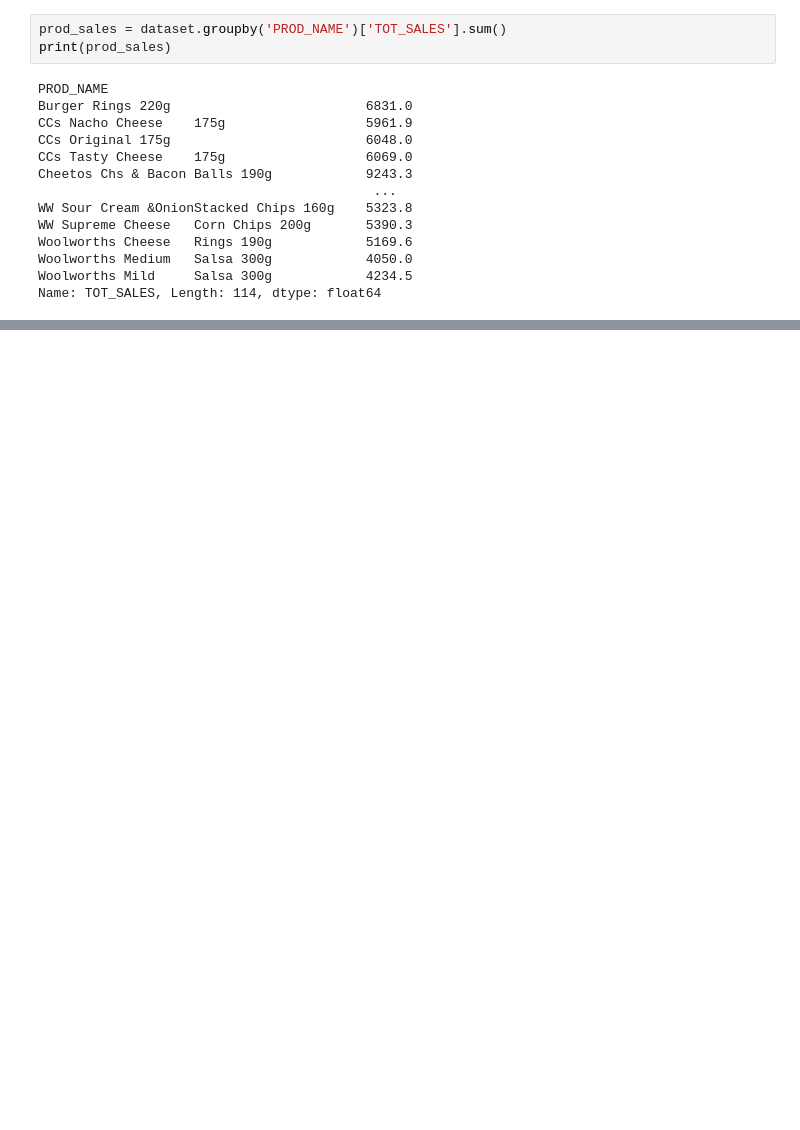
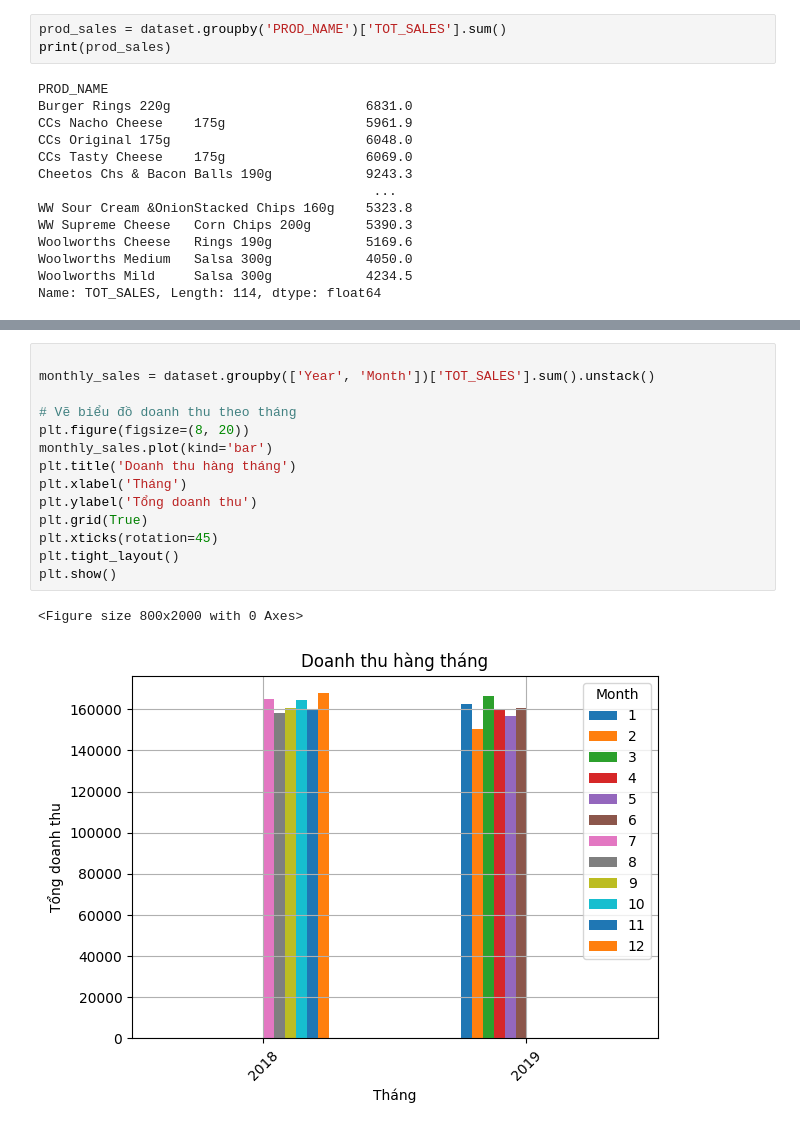
Before and after one commit to Skyoss1/Data-Analyst-Quantium, a Jupyter notebook: Quantium-task2.ipynb, the cells around one changed output, grey strips where cells are left out. Cells and saved outputs as stored; diff of their text form; blank space fills up the shorter version.

```diff
--- a/Quantium-task2.ipynb
+++ b/Quantium-task2.ipynb
@@ -110,0 +199,17 @@ plt.show()
+# %%
+
+monthly_sales = dataset.groupby(['Year', 'Month'])['TOT_SALES'].sum().unstack()
+
+# Vẽ biểu đồ doanh thu theo tháng
+plt.figure(figsize=(8, 20))
+monthly_sales.plot(kind='bar')
+plt.title('Doanh thu hàng tháng')
+plt.xlabel('Tháng')
+plt.ylabel('Tổng doanh thu')
+plt.grid(True)
+plt.xticks(rotation=45)
+plt.tight_layout()
+plt.show()
+# %% [output]
+<Figure size 800x2000 with 0 Axes>
+[figure, added]
```
Also changed, not shown: parts of 19 cells of this notebook.
